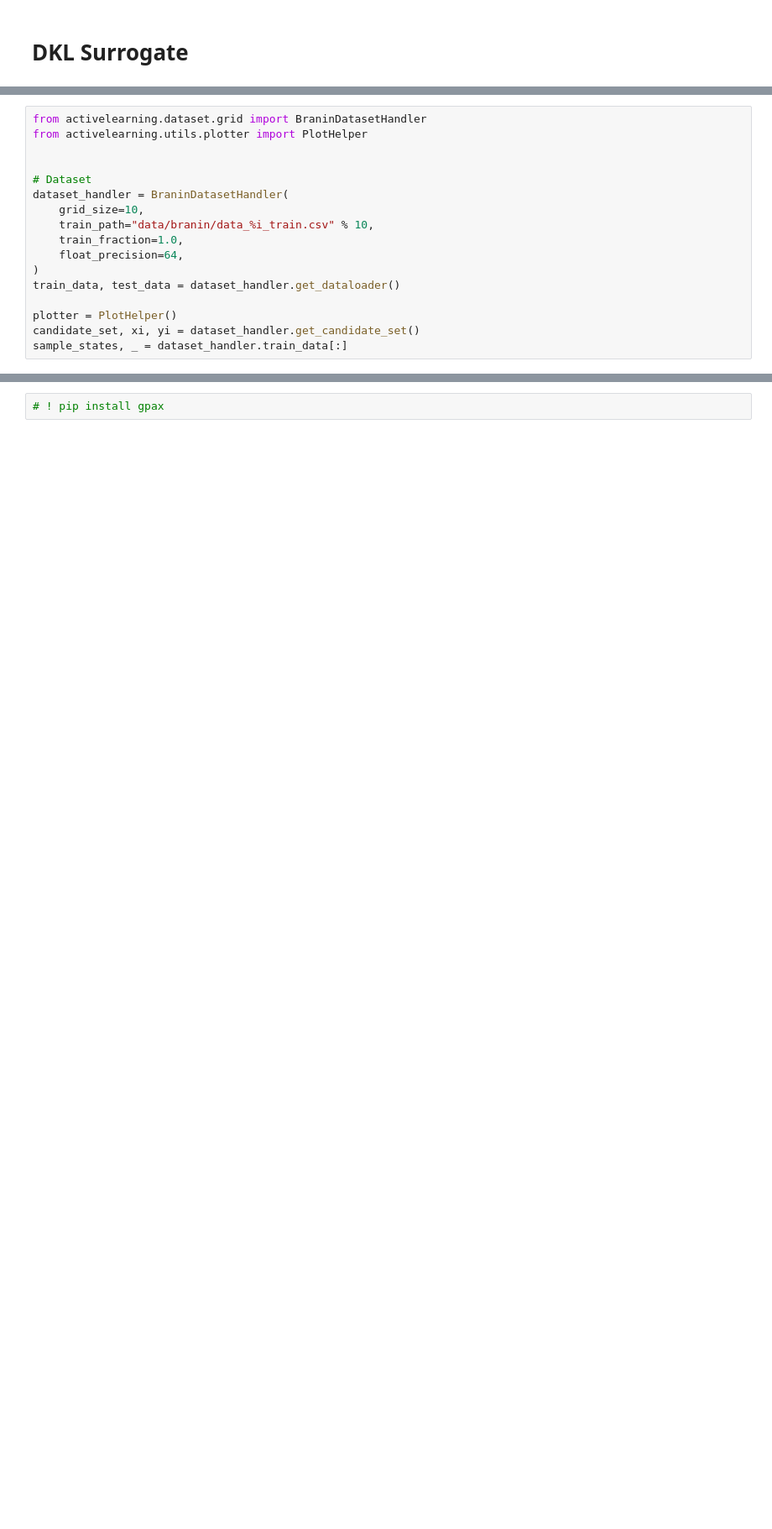
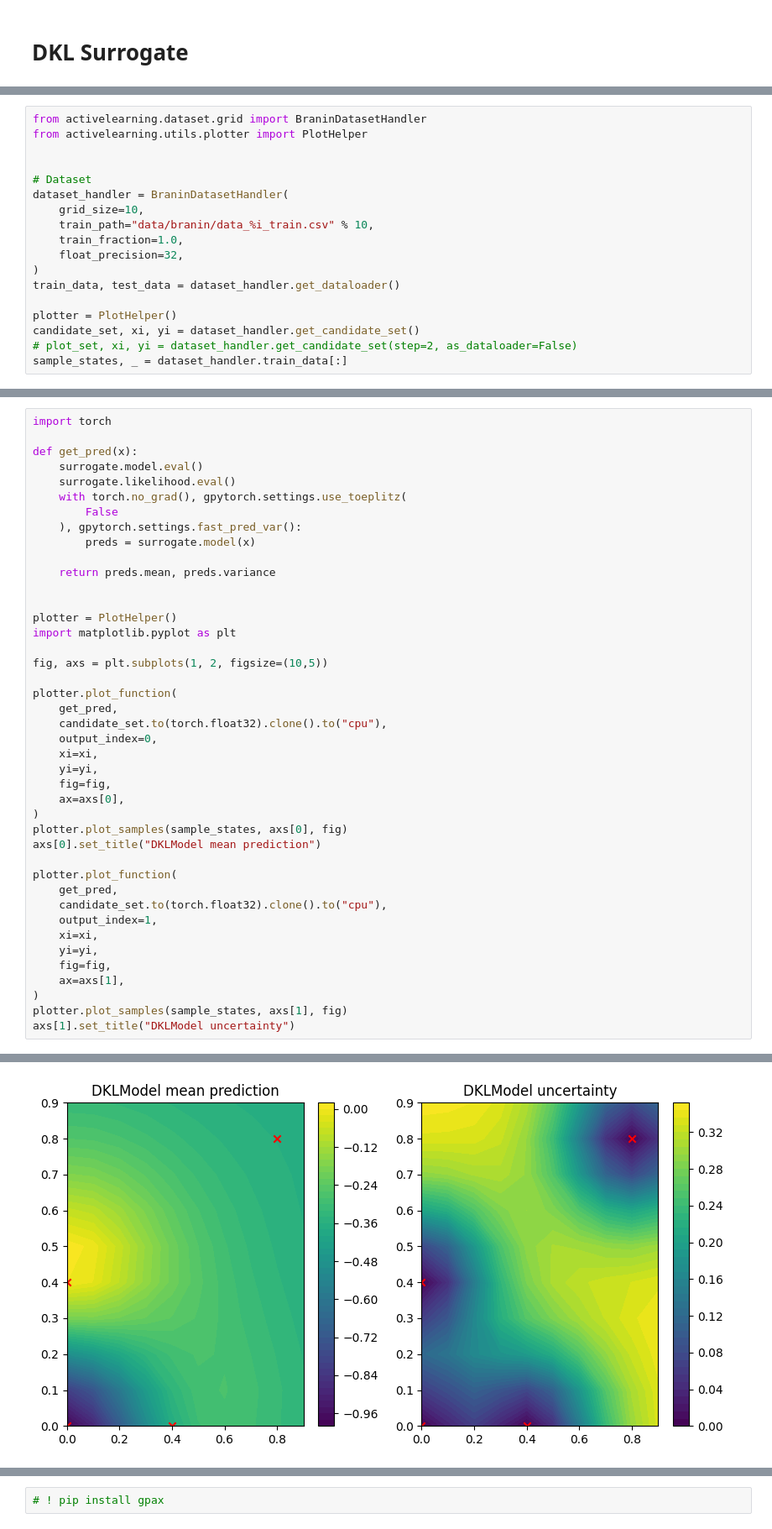
Before and after one commit to alexhernandezgarcia/activelearning, a Jupyter notebook: test_surrogate.ipynb, the cells around one changed output, grey strips where cells are left out. Shown at 84% size. Cells and saved outputs as stored; diff of their text form; blank space fills up the shorter version.

```diff
--- a/test_surrogate.ipynb
+++ b/test_surrogate.ipynb
@@ -47,11 +125,12 @@ dataset_handler = BraninDatasetHandler(
     grid_size=10,
     train_path="data/branin/data_%i_train.csv" % 10,
     train_fraction=1.0,
-    float_precision=64,
+    float_precision=32,
 )
 train_data, test_data = dataset_handler.get_dataloader()
 
 plotter = PlotHelper()
 candidate_set, xi, yi = dataset_handler.get_candidate_set()
+# plot_set, xi, yi = dataset_handler.get_candidate_set(step=2, as_dataloader=False)
 sample_states, _ = dataset_handler.train_data[:]
 # %%
@@ -81,0 +160,43 @@ surrogate_pipeline.fit(train_data)
+# %%
+import torch
+
+def get_pred(x):
+    surrogate.model.eval()
+    surrogate.likelihood.eval()
+    with torch.no_grad(), gpytorch.settings.use_toeplitz(
+        False
+    ), gpytorch.settings.fast_pred_var():
+        preds = surrogate.model(x)
+
+    return preds.mean, preds.variance
+
+
+plotter = PlotHelper()
+import matplotlib.pyplot as plt
+
+fig, axs = plt.subplots(1, 2, figsize=(10,5))
+
+plotter.plot_function(
+    get_pred,
+    candidate_set.to(torch.float32).clone().to("cpu"),
+    output_index=0,
+    xi=xi,
+    yi=yi,
+    fig=fig,
+    ax=axs[0],
+)
+plotter.plot_samples(sample_states, axs[0], fig)
+axs[0].set_title("DKLModel mean prediction")
+
+plotter.plot_function(
+    get_pred,
+    candidate_set.to(torch.float32).clone().to("cpu"),
+    output_index=1,
+    xi=xi,
+    yi=yi,
+    fig=fig,
+    ax=axs[1],
+)
+plotter.plot_samples(sample_states, axs[1], fig)
+axs[1].set_title("DKLModel uncertainty")
+# %% [output]
@@ -81,0 +204 @@ surrogate_pipeline.fit(train_data)
+[figure, added]
```
Also changed, not shown: parts of 12 cells of this notebook, 5 other files.
